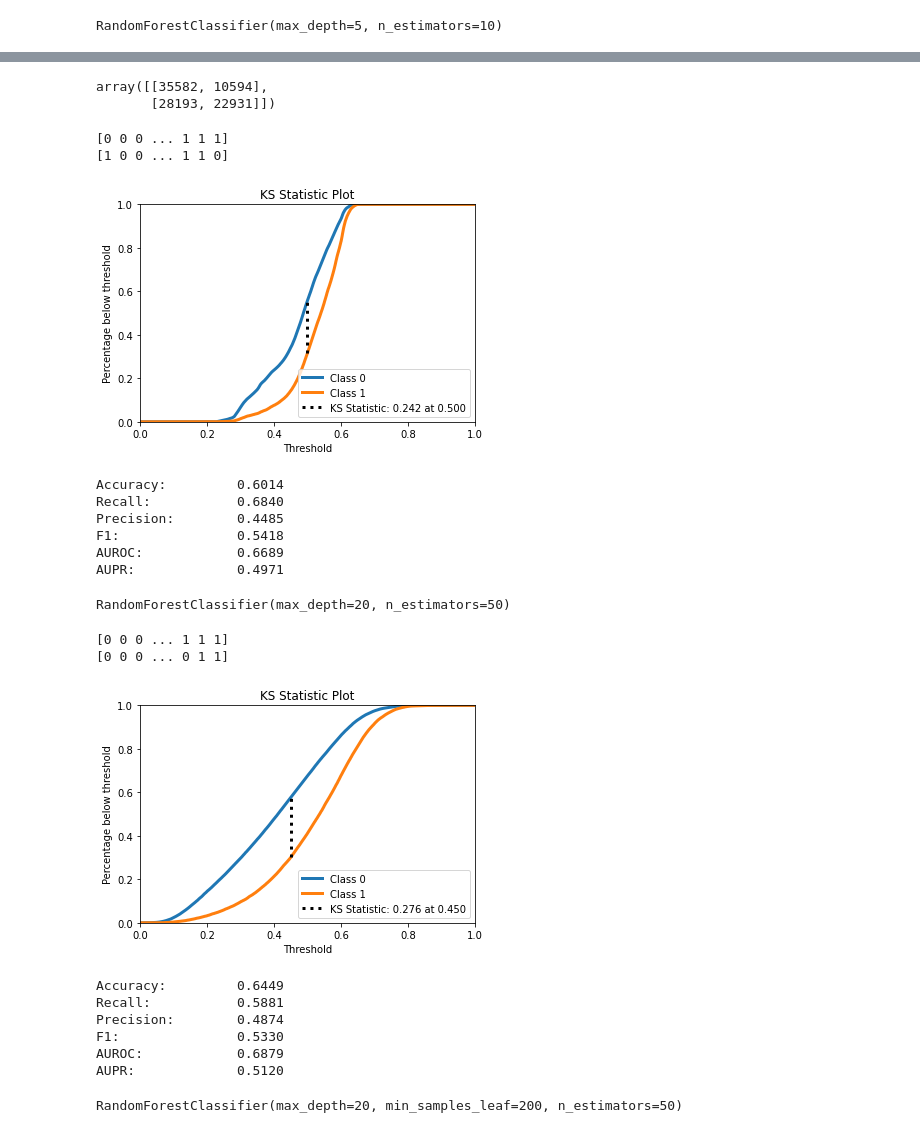
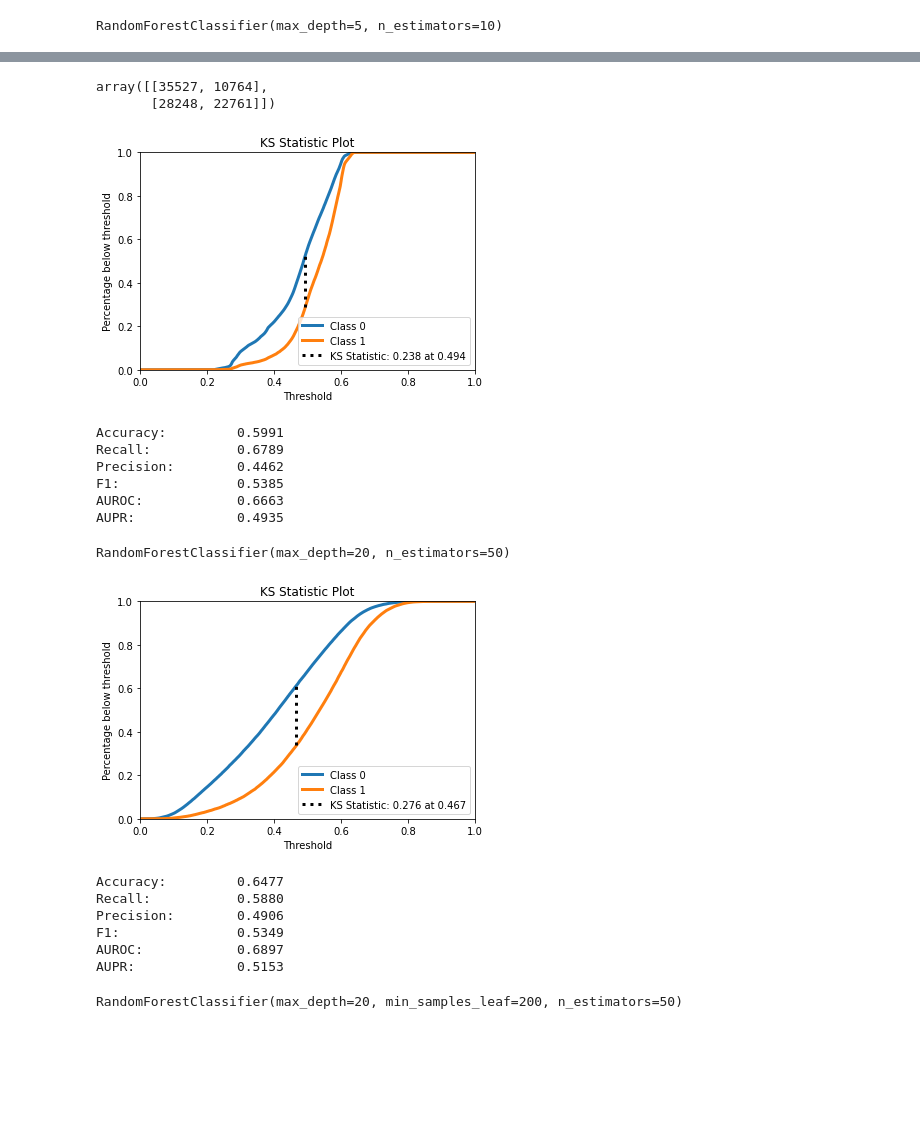
Before and after one commit to rafaelmotaalves/neural-networks, a Jupyter notebook: trn/forest.ipynb, the cells around one changed output, grey strips where cells are left out. Drawn from its saved outputs; the diff is of its cells as text; code cells hidden in the pictures; blank space fills up the shorter version.

```diff
--- a/trn/forest.ipynb
+++ b/trn/forest.ipynb
@@ -53,24 +51,22 @@ RandomForestClassifier(max_depth=5, n_estimators=70)
 # %%
 y_pred = classifier1.predict(x_test)
 y_pred_proba = classifier1.predict_proba(x_test)
-# %%
-confusion_matrix(np.argmax(y_pred, axis=1), np.argmax(y_test, axis=1))
-# %% [output]
-array([[35582, 10594],
-       [28193, 22931]])
+# %%
+confusion_matrix(y_pred, y_test)
+# %% [output]
+array([[35527, 10764],
+       [28248, 22761]])
 # %%
-accuracy, recall, precision, f1, auroc, aupr = compute_performance_metrics(y_test, y_pred, y_pred_proba[-1])
+accuracy, recall, precision, f1, auroc, aupr = compute_performance_metrics(y_test, y_pred, y_pred_proba)
 print_metrics_summary(accuracy, recall, precision, f1, auroc, aupr)
 # %% [output]
+[figure, new version]
-[0 0 0 ... 1 1 1]
-[1 0 0 ... 1 1 0]
+Accuracy:         0.5991
+Recall:           0.6789
+Precision:        0.4462
+F1:               0.5385
+AUROC:            0.6663
+AUPR:             0.4935
-[figure, old version]
-Accuracy:         0.6014
-Recall:           0.6840
-Precision:        0.4485
-F1:               0.5418
-AUROC:            0.6689
-AUPR:             0.4971
 # %%
 classifier2 = RandomForestClassifier(n_estimators=50, max_depth=20)
 # %%
@@ -81,18 +77,16 @@ RandomForestClassifier(max_depth=20, n_estimators=50)
 y_pred = classifier2.predict(x_test)
 y_pred_proba = classifier2.predict_proba(x_test)
 # %%
-accuracy, recall, precision, f1, auroc, aupr = compute_performance_metrics(y_test, y_pred, y_pred_proba[-1])
+accuracy, recall, precision, f1, auroc, aupr = compute_performance_metrics(y_test, y_pred, y_pred_proba)
 print_metrics_summary(accuracy, recall, precision, f1, auroc, aupr)
 # %% [output]
+[figure, new version]
-[0 0 0 ... 1 1 1]
-[0 0 0 ... 0 1 1]
+Accuracy:         0.6477
+Recall:           0.5880
+Precision:        0.4906
+F1:               0.5349
+AUROC:            0.6897
+AUPR:             0.5153
-[figure, old version]
-Accuracy:         0.6449
-Recall:           0.5881
-Precision:        0.4874
-F1:               0.5330
-AUROC:            0.6879
-AUPR:             0.5120
 # %%
 classifier3 = RandomForestClassifier(n_estimators=50, max_depth=20, min_samples_leaf=200)
 # %%
```
Also changed, not shown: parts of 10 cells of this notebook, 2 other files.
